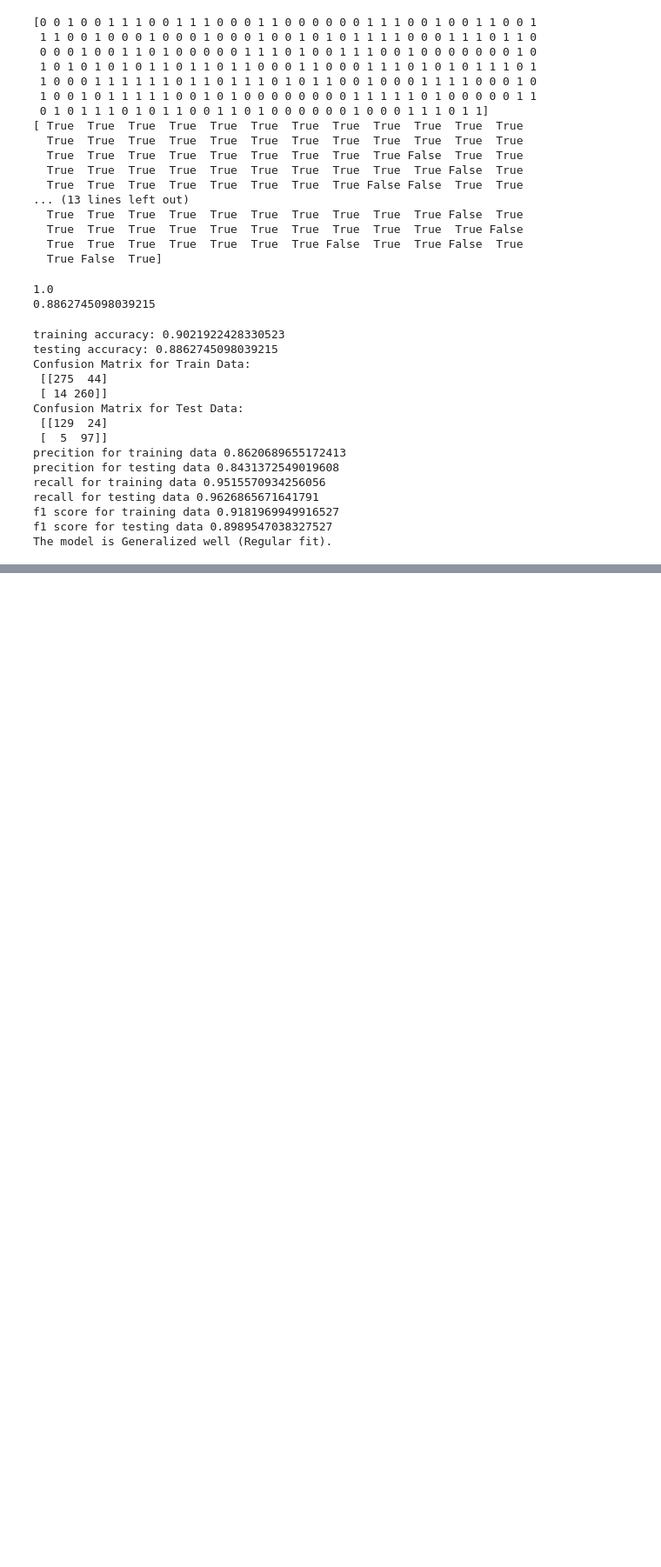
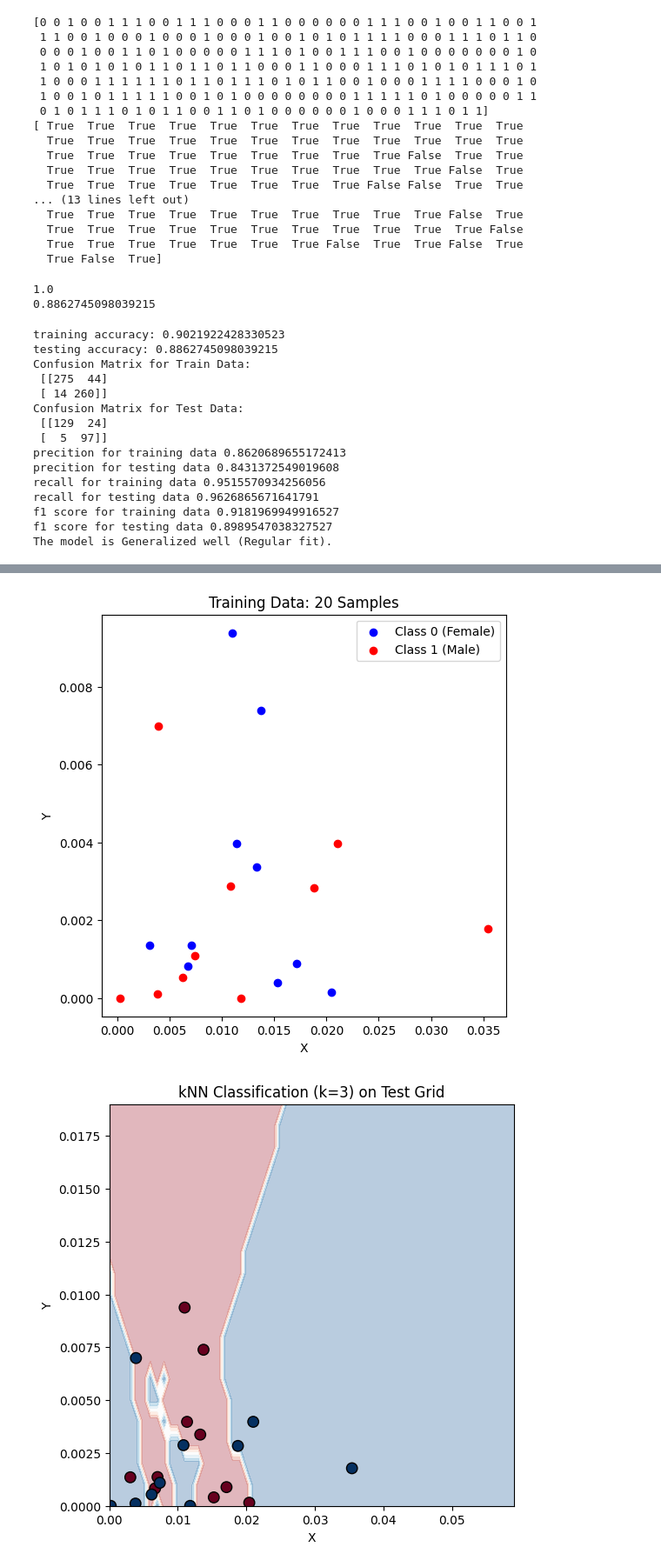
Before and after one commit to sathvik127/aieml, a Jupyter notebook: Untitled5.ipynb, the cells around one changed output, grey strips where cells are left out. Shown: that part at 87% size. Cells and saved outputs as stored; diff of their text form; code cells hidden in the pictures; blank space fills up the shorter version.

```diff
--- a/Untitled5.ipynb
+++ b/Untitled5.ipynb
@@ -197,0 +296,67 @@ The model is Generalized well (Regular fit).
+# %%
+import numpy as np
+import pandas as pd
+import matplotlib.pyplot as plt
+from sklearn.neighbors import KNeighborsClassifier
+df = pd.read_excel("output.xlsx")
+# %%
+#6
+import numpy as np
+import matplotlib.pyplot as plt
+from sklearn.neighbors import KNeighborsClassifier
+import pandas as pd
+
+np.random.seed(43)
+selected_columns=df.iloc[:,:-1]
+selected_label=df.iloc[:,-1]
+data=selected_columns
+label=selected_label
+data_female=data[label==0].sample(n=10,random_state=43)
+data_male=data[label==1].sample(n=10,random_state=42)
+train_set=pd.concat([data_female,data_male])
+feat_x=9
+feat_y=10
+X_train=train_set[[feat_x,feat_y]].values
+y_train=label[train_set.index].values
+plt.figure(figsize=(6,6))
+clr={0:'blue',1:'red'}
+for lbl in np.unique(y_train):
+    subset=train_set[label[train_set.index]==lbl]
+    plt.scatter(subset[feat_x],subset[feat_y],color=clr[lbl],label=f'Class {lbl} ({"Female" if lbl==0 else "Male"})')
+plt.xlabel('X')
+plt.ylabel('Y')
+plt.title('Training Data: 20 Samples')
+plt.legend()
+plt.show()
+x_min,x_max=0,0.06
+y_min,y_max=0,0.02
+x1,y1=np.meshgrid(np.arange(x_min,x_max,0.001),np.arange(y_min,y_max,0.001))
+X_test=np.c_[x1.ravel(),y1.ravel()]
+knn=KNeighborsClassifier(n_neighbors=3)
+knn.fit(X_train,y_train)
+y_test_pred=knn.predict(X_test)
+Z=y_test_pred.reshape(x1.shape)
+plt.figure(figsize=(6,6))
+plt.contourf(x1,y1,Z,alpha=0.3,cmap=plt.cm.RdBu)
+plt.scatter(X_train[:,0],X_train[:,1],c=y_train,cmap=plt.cm.RdBu,edgecolor='k',s=80)
+plt.xlabel('X')
+plt.ylabel('Y')
+plt.title('kNN Classification (k=3) on Test Grid')
+plt.show()
+k_vals=[1,3,5,7,9]
+fig,axes=plt.subplots(1,len(k_vals),figsize=(20,4),sharex=True,sharey=True)
+for ax,k in zip(axes,k_vals):
+    knn=KNeighborsClassifier(n_neighbors=k)
+    knn.fit(X_train,y_train)
+    y_test_pred=knn.predict(X_test)
+    Z=y_test_pred.reshape(x1.shape)
+    ax.contourf(x1,y1,Z,alpha=0.3,cmap=plt.cm.RdBu)
+    ax.scatter(X_train[:,0],X_train[:,1],c=y_train,cmap=plt.cm.RdBu,edgecolor='k',s=80)
+    ax.set_title(f'k={k}')
+    ax.set_xlabel('X')
+    ax.set_ylabel('Y')
+plt.suptitle('kNN Classification for Various k Values')
+plt.show()
+# %% [output]
+[figure, added]
+[figure, added]
```
Also changed, not shown: parts of 9 cells of this notebook, 2 other files.
